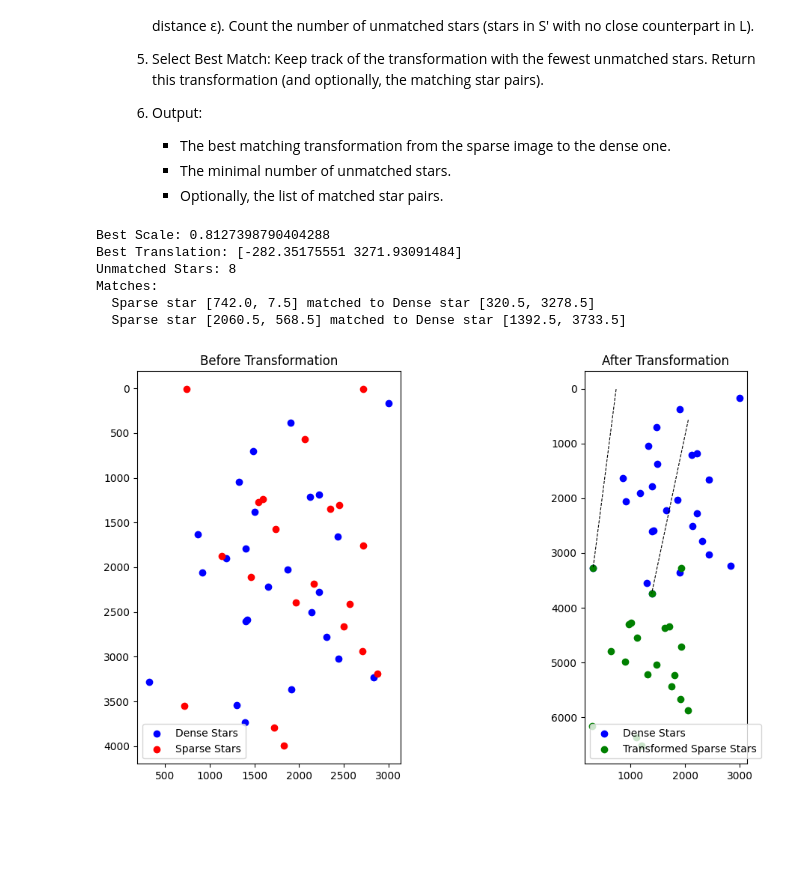
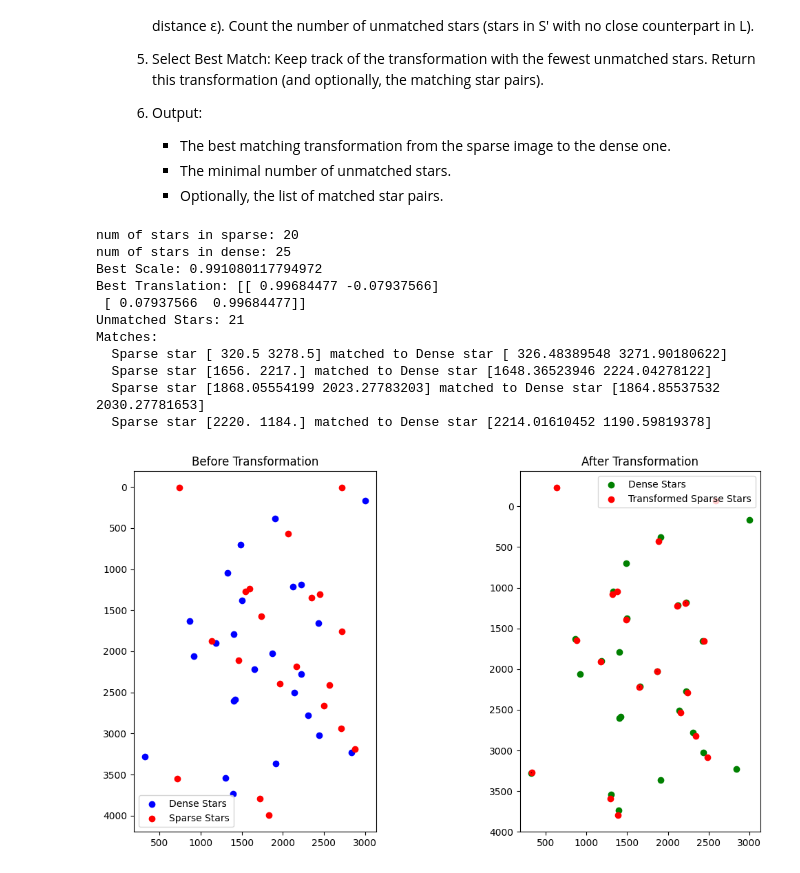
Before and after one commit to avivTurgeman/Space-Engineering, a Jupyter notebook: Assignments/Assignment 1/star_img_matcher.ipynb, the cells around one changed output. Saved outputs shown, nothing was run; the diff lists cells and outputs as text; code cells hidden in the pictures; blank space fills up the shorter version.

Commit message:
bettr matching, little slow

```diff
--- a/Assignments/Assignment 1/star_img_matcher.ipynb
+++ b/Assignments/Assignment 1/star_img_matcher.ipynb
@@ -122,8 +153,9 @@ second_img_path = "stars pics/fr2.jpg"
 first_img_codrs = detect_stars(first_img_path)
 second_img_cords = detect_stars(second_img_path)
 # %%
+from pprint import pprint
 
-transform, mismatches, matches = match_stars(first_img_path,second_img_path,X=2,epsilon=1.0)
+transform, mismatches, matches = match_stars(first_img_path,second_img_path, X=2, epsilon=10.0)
 
 print("Best Scale:", transform[0])
 print("Best Translation:", transform[1])
@@ -132,15 +164,21 @@ print("Matches:")
 for pair in matches:
     print(f"  Sparse star {pair[0]} matched to Dense star {pair[1]}")
 # %% [output]
-Best Scale: 0.8127398790404288
-Best Translation: [-282.35175551 3271.93091484]
-Unmatched Stars: 8
+num of stars in sparse: 20
+num of stars in dense: 25
+Best Scale: 0.991080117794972
+Best Translation: [[ 0.99684477 -0.07937566]
+ [ 0.07937566  0.99684477]]
+Unmatched Stars: 21
 Matches:
-  Sparse star [742.0, 7.5] matched to Dense star [320.5, 3278.5]
-  Sparse star [2060.5, 568.5] matched to Dense star [1392.5, 3733.5]
+  Sparse star [ 320.5 3278.5] matched to Dense star [ 326.48389548 3271.90180622]
+  Sparse star [1656. 2217.] matched to Dense star [1648.36523946 2224.04278122]
+  Sparse star [1868.05554199 2023.27783203] matched to Dense star [1864.85537532 2030.27781653]
+  Sparse star [2220. 1184.] matched to Dense star [2214.01610452 1190.59819378]
 # %%
 import matplotlib.pyplot as plt
 import numpy as np
+
 
 def plot_star_alignment(sparse, dense, transformed_sparse=None, matches=None):
     sparse = np.array([s[:2] for s in sparse])
@@ -160,8 +198,8 @@ def plot_star_alignment(sparse, dense, transformed_sparse=None, matches=None):
     if transformed_sparse is None:
         transformed_sparse = apply_transform(sparse, *transform)
 
-    axes[1].scatter(dense[:, 0], dense[:, 1], c='blue', label='Dense Stars')
-    axes[1].scatter(transformed_sparse[:, 0], transformed_sparse[:, 1], c='green', label='Transformed Sparse Stars')
+    axes[1].scatter(dense[:, 0], dense[:, 1], c='green', label='Dense Stars')
+    axes[1].scatter(transformed_sparse[:, 0], transformed_sparse[:, 1], c='red', label='Transformed Sparse Stars')
 
     if matches:
         for sp, dp in matches:
@@ -177,13 +215,13 @@ def plot_star_alignment(sparse, dense, transformed_sparse=None, matches=None):
 # %%
 # Example call (assuming you still have first_img and second_img loaded)
 plot_star_alignment(
     first_img_codrs,
     second_img_cords,
     transformed_sparse=apply_transform(
         np.array([s[:2] for s in detect_stars(first_img_path)]),
-        transform[0], transform[1]
+        transform[0], transform[1], transform[2]
     ),
     matches=matches
 )
 # %% [output]
-[figure, old version]
+[figure, new version]
```
Also changed, not shown: parts of 1 cell of this notebook.
